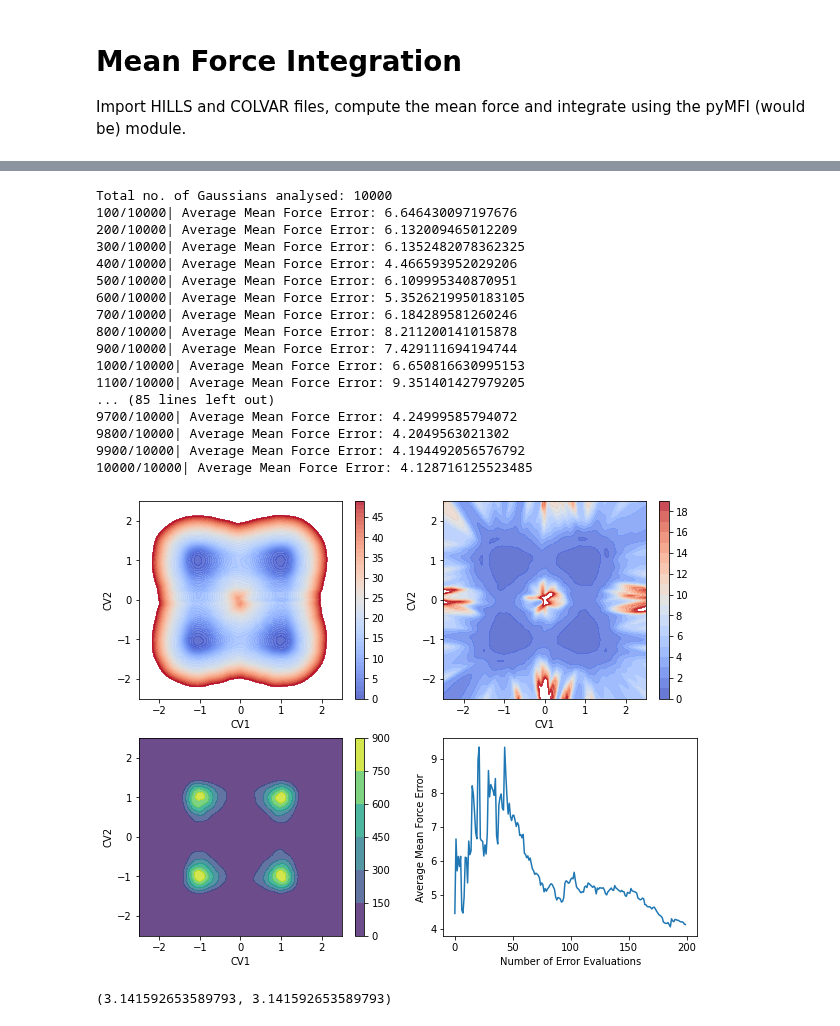
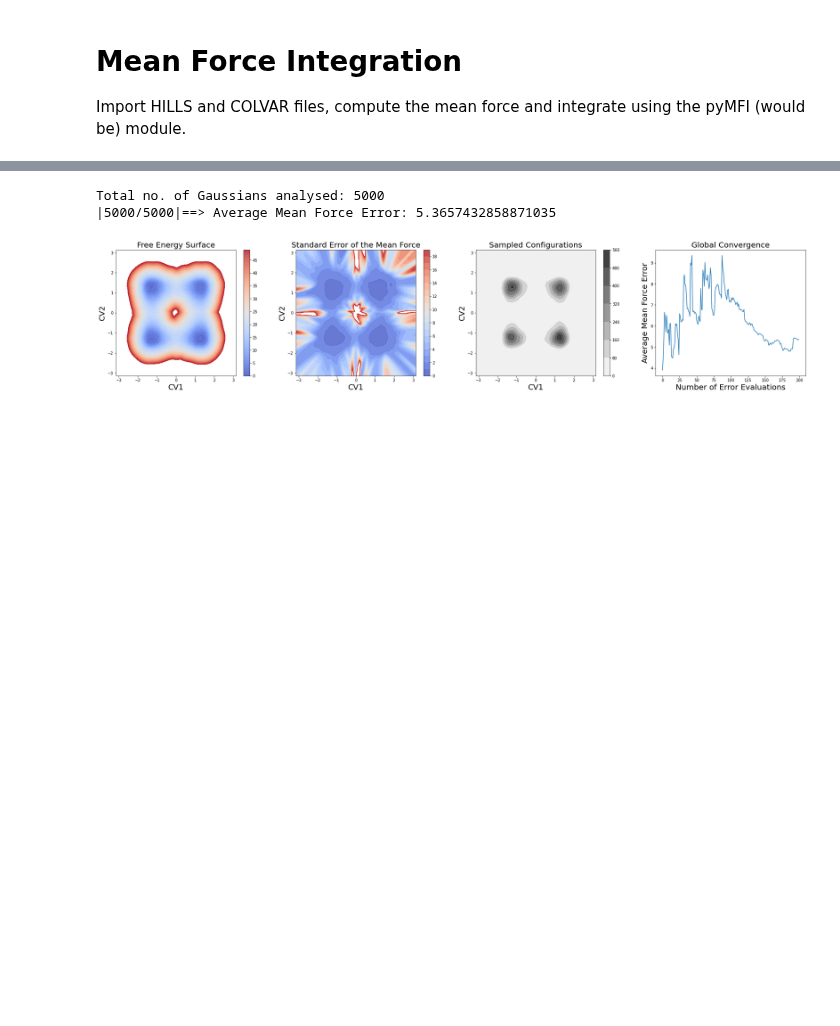
Before and after one commit to mme-ucl/MFI, a Jupyter notebook: MFI_notebook.ipynb, the cells around one changed output, grey strips where cells are left out. Cells and saved outputs as stored; diff of their text form; code cells hidden in the pictures; blank space fills up the shorter version.

```diff
--- a/MFI_notebook.ipynb
+++ b/MFI_notebook.ipynb
@@ -44,41 +27,22 @@ MFI.plot_recap_2D(X, Y, FES2, Ftot_den, ofe_map, ofe_history)
 # %%
 #Read the HILLS file
 HILLS=MFI.load_HILLS_2D(hills_name="HILLS_potential")
 
 #Read the Colvar File
 [position_x, position_y] = MFI.load_position_2D(position_name="position_potential")
 
 #Compute the time-independent mean force
-[X, Y, Ftot_den, Ftot_x, Ftot_y, ofe_map, ofe_history] = MFI.MFI_2D(HILLS = HILLS, position_x = position_x, position_y = position_y, bw = 0.1, kT = 1, log_pace = 100, error_pace = 200, nhills=10000)
+[X, Y, Ftot_den, Ftot_x, Ftot_y, ofe_map, ofe_history] = MFI.MFI_2D(HILLS = HILLS, position_x = position_x, position_y = position_y, bw = 0.1, kT = 1, log_pace = 100, error_pace = 200, nhills=5000)
 
 #integration on a periodic domain
-[X, Y, FES] = MFI.FFT_intg_2D(Ftot_x, Ftot_y, min_grid=-2.5, max_grid=2.5)
+[X, Y, FES] = MFI.FFT_intg_2D(Ftot_x, Ftot_y)
 
 #Simpler integration test
-[X, Y, FES2] = MFI.intg_2D(Ftot_x, Ftot_y, min_grid=-2.5, max_grid=2.5)
+[X, Y, FES2] = MFI.intg_2D(Ftot_x, Ftot_y)
 
 # Plot Recap
-MFI.plot_recap_2D(X, Y, FES2, Ftot_den, ofe_map, ofe_history)
+MFI.plot_recap_2D(X, Y, FES, Ftot_den, ofe_map, ofe_history)
 # %% [output]
-Total no. of Gaussians analysed: 10000
-100/10000| Average Mean Force Error: 6.646430097197676
-200/10000| Average Mean Force Error: 6.132009465012209
-300/10000| Average Mean Force Error: 6.1352482078362325
-400/10000| Average Mean Force Error: 4.466593952029206
-500/10000| Average Mean Force Error: 6.109995340870951
-600/10000| Average Mean Force Error: 5.3526219950183105
-700/10000| Average Mean Force Error: 6.184289581260246
-800/10000| Average Mean Force Error: 8.211200141015878
-900/10000| Average Mean Force Error: 7.429111694194744
-1000/10000| Average Mean Force Error: 6.650816630995153
-1100/10000| Average Mean Force Error: 9.351401427979205
-... (85 lines left out)
-9700/10000| Average Mean Force Error: 4.24999585794072
-9800/10000| Average Mean Force Error: 4.2049563021302
-9900/10000| Average Mean Force Error: 4.194492056576792
-10000/10000| Average Mean Force Error: 4.128716125523485
+Total no. of Gaussians analysed: 5000
+|5000/5000|==> Average Mean Force Error: 5.3657432858871035
-[figure, old version]
+[figure, new version]
-# %%
-(np.pi, np.pi)
-# %% [output]
-(3.141592653589793, 3.141592653589793)
```
Also changed, not shown: parts of 2 cells of this notebook, 2 other files.
